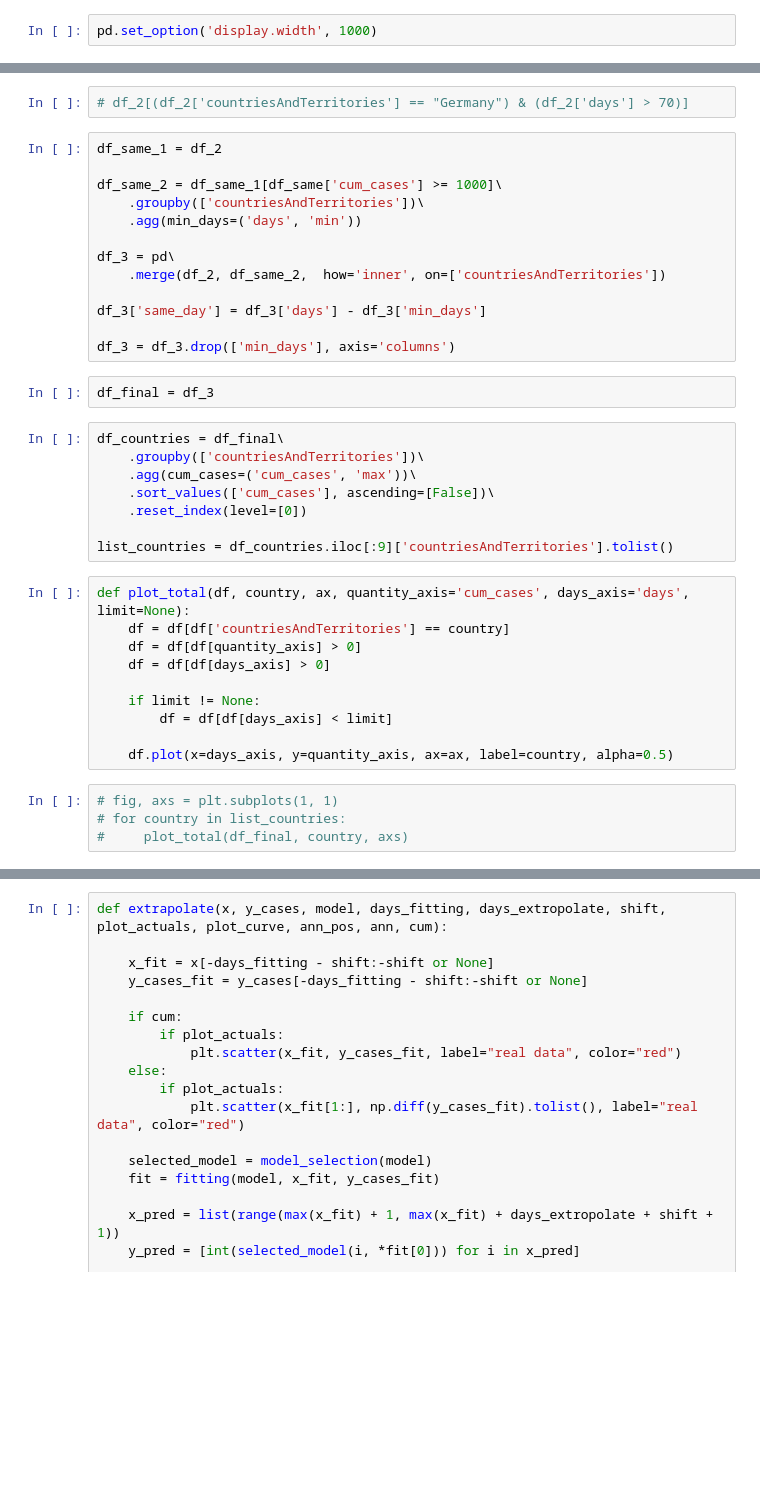
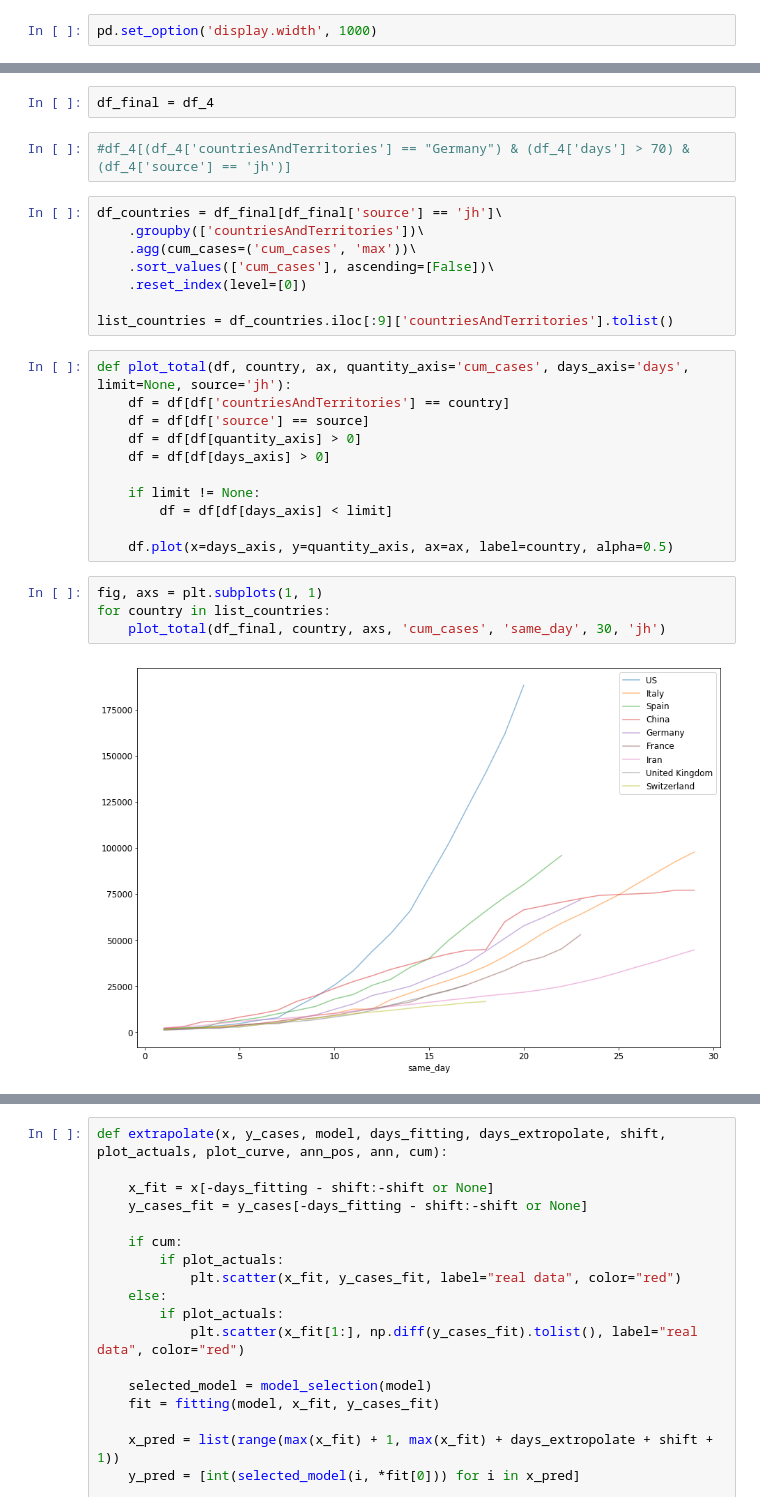
Before and after one commit to sbaumanns/COVID-19, a Jupyter notebook: COVID-19-Model.ipynb, the cells around one changed output, grey strips where cells are left out. Saved outputs shown, nothing was run; the diff lists cells and outputs as text; blank space fills up the shorter version.

```diff
--- a/COVID-19-Model.ipynb
+++ b/COVID-19-Model.ipynb
@@ -81,22 +132,9 @@ if data == "ECDC":
+# %%
+df_final = df_4
 # %%
-# df_2[(df_2['countriesAndTerritories'] == "Germany") & (df_2['days'] > 70)]
+#df_4[(df_4['countriesAndTerritories'] == "Germany") & (df_4['days'] > 70) & (df_4['source'] == 'jh')]
-# %%
-df_same_1 = df_2
-
-df_same_2 = df_same_1[df_same['cum_cases'] >= 1000]\
-    .groupby(['countriesAndTerritories'])\
-    .agg(min_days=('days', 'min'))
-
-df_3 = pd\
-    .merge(df_2, df_same_2,  how='inner', on=['countriesAndTerritories'])
-
-df_3['same_day'] = df_3['days'] - df_3['min_days']
-
-df_3 = df_3.drop(['min_days'], axis='columns')
-# %%
-df_final = df_3
 # %%
-df_countries = df_final\
+df_countries = df_final[df_final['source'] == 'jh']\
     .groupby(['countriesAndTerritories'])\
     .agg(cum_cases=('cum_cases', 'max'))\
     .sort_values(['cum_cases'], ascending=[False])\
@@ -104,8 +142,9 @@ df_countries = df_final\
 
 list_countries = df_countries.iloc[:9]['countriesAndTerritories'].tolist()
 # %%
-def plot_total(df, country, ax, quantity_axis='cum_cases', days_axis='days', limit=None):
+def plot_total(df, country, ax, quantity_axis='cum_cases', days_axis='days', limit=None, source='jh'):
     df = df[df['countriesAndTerritories'] == country]
+    df = df[df['source'] == source]
     df = df[df[quantity_axis] > 0]
     df = df[df[days_axis] > 0]
 
@@ -114,6 +153,8 @@ def plot_total(df, country, ax, quantity_axis='cum_cases', days_axis='days', lim
 
     df.plot(x=days_axis, y=quantity_axis, ax=ax, label=country, alpha=0.5)
 # %%
-# fig, axs = plt.subplots(1, 1)
-# for country in list_countries:
-#     plot_total(df_final, country, axs)
+fig, axs = plt.subplots(1, 1)
+for country in list_countries:
+    plot_total(df_final, country, axs, 'cum_cases', 'same_day', 30, 'jh')
+# %% [output]
+[figure, added]
```
Also changed, not shown: parts of 21 cells of this notebook.
